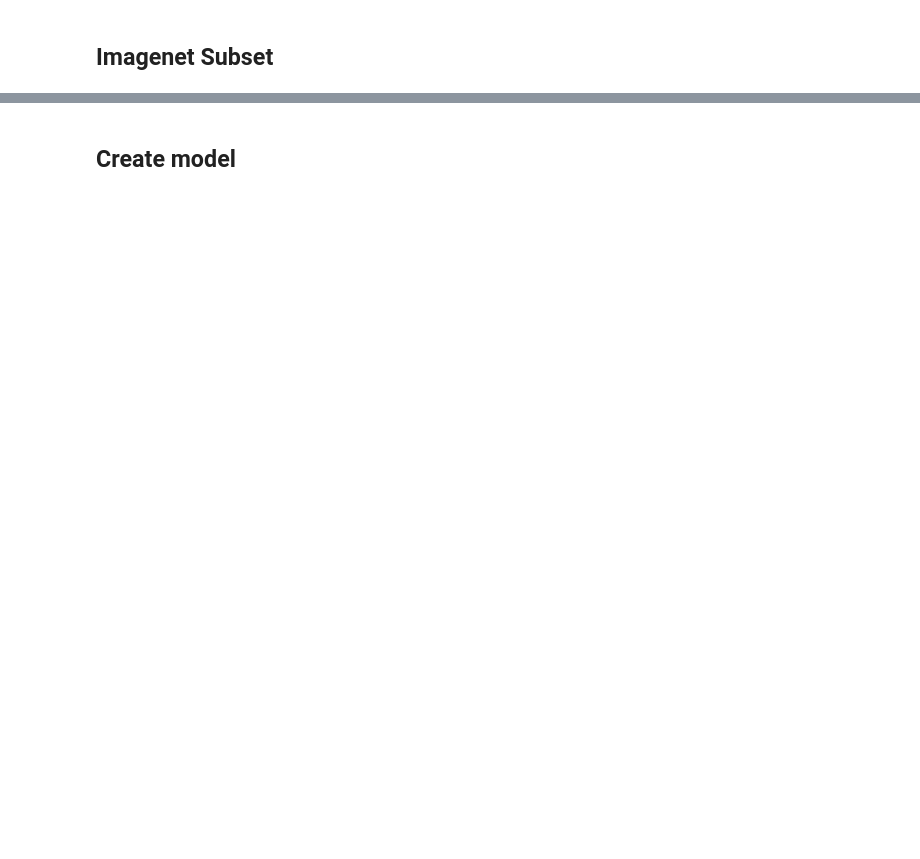
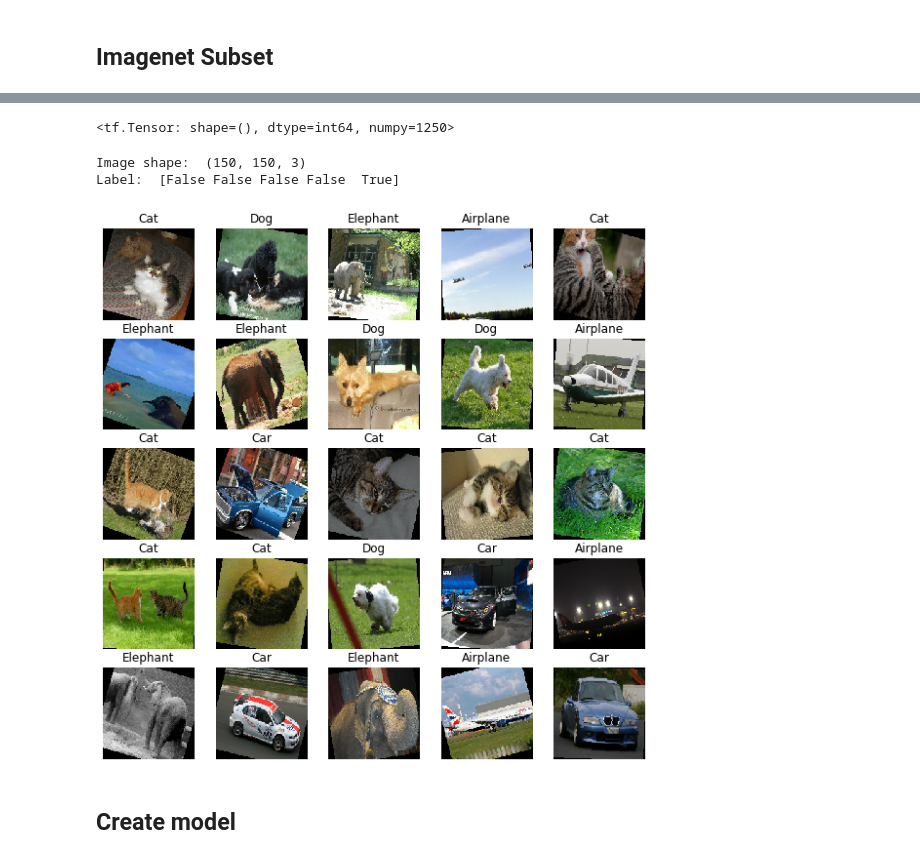
Before and after one commit to rpmunoz/computer_vision, a Jupyter notebook: notebooks/Train resenet50 imagenet 5classes.ipynb, the cells around one changed output, grey strips where cells are left out. Saved outputs shown, nothing was run; the diff lists cells and outputs as text; code cells hidden in the pictures; blank space fills up the shorter version.

Commit message:
Added notebok to train imagenet classification with resnet50 and tf.data api

```diff
--- a/notebooks/Train resenet50 imagenet 5classes.ipynb
+++ b/notebooks/Train resenet50 imagenet 5classes.ipynb
@@ -128,0 +77,29 @@ val_ds = val_ds.prefetch(buffer_size=AUTO)
+# %%
+def get_label(file_path):
+  # convert the path to a list of path components
+  parts = tf.strings.split(file_path, os.path.sep)
+  # The second to last is the class-directory
+  return parts[-2] == CLASS_NAMES
+
+def decode_img(img):
+  # convert the compressed string to a 3D uint8 tensor
+  img = tf.image.decode_jpeg(img, channels=3)
+  # Use `convert_image_dtype` to convert to floats in the [0,1] range.
+  img = tf.image.convert_image_dtype(img, tf.float32)
+  # resize the image to the desired size.
+  return tf.image.resize(img, [IMG_HEIGHT, IMG_WIDTH])
+
+def process_path(file_path):
+  label = get_label(file_path)
+  # load the raw data from the file as a string
+  img = tf.io.read_file(file_path)
+  img = decode_img(img)
+  return img, label
+
+def show_batch(image_batch, label_batch):
+  plt.figure(figsize=(10,10))
+  for n in range(25):
+      ax = plt.subplot(5,5,n+1)
+      plt.imshow(image_batch[n])
+      plt.title(CLASS_NAMES[label_batch[n]==1][0].title())
+      plt.axis('off')
@@ -129,3 +154,31 @@ val_ds = val_ds.prefetch(buffer_size=AUTO)
+# %%
+trainListDS = tf.data.Dataset.list_files(str(dataTrainDir+'/*/*'))
+valListDS = tf.data.Dataset.list_files(str(dataValDir+'/*/*'))
+
+tf.data.experimental.cardinality(trainListDS)
+# %% [output]
+<tf.Tensor: shape=(), dtype=int64, numpy=1250>
+# %%
+# Set `num_parallel_calls` so multiple images are loaded/processed in parallel.
+
+trainLabelDS = trainListDS.map(process_path, num_parallel_calls=AUTOTUNE)
+valLabelDS = valListDS.map(process_path, num_parallel_calls=AUTOTUNE)
+# %%
+for image, label in trainLabelDS.take(1):
+
+  print("Image shape: ", image.numpy().shape)
+  print("Label: ", label.numpy())
+# %% [output]
+Image shape:  (150, 150, 3)
+Label:  [False False False False  True]
+# %%
+trainDS = prepare_for_training(trainLabelDS)
+valDS = prepare_for_training(valLabelDS)
+# %%
+image_batch, label_batch = next(iter(trainDS))
+show_batch(image_batch.numpy(), label_batch.numpy())
+# %% [output]
+[figure, added]
 # %% [markdown]
 ## Create model
 # %%
```
Also changed, not shown: parts of 39 cells of this notebook, 2 other files.
